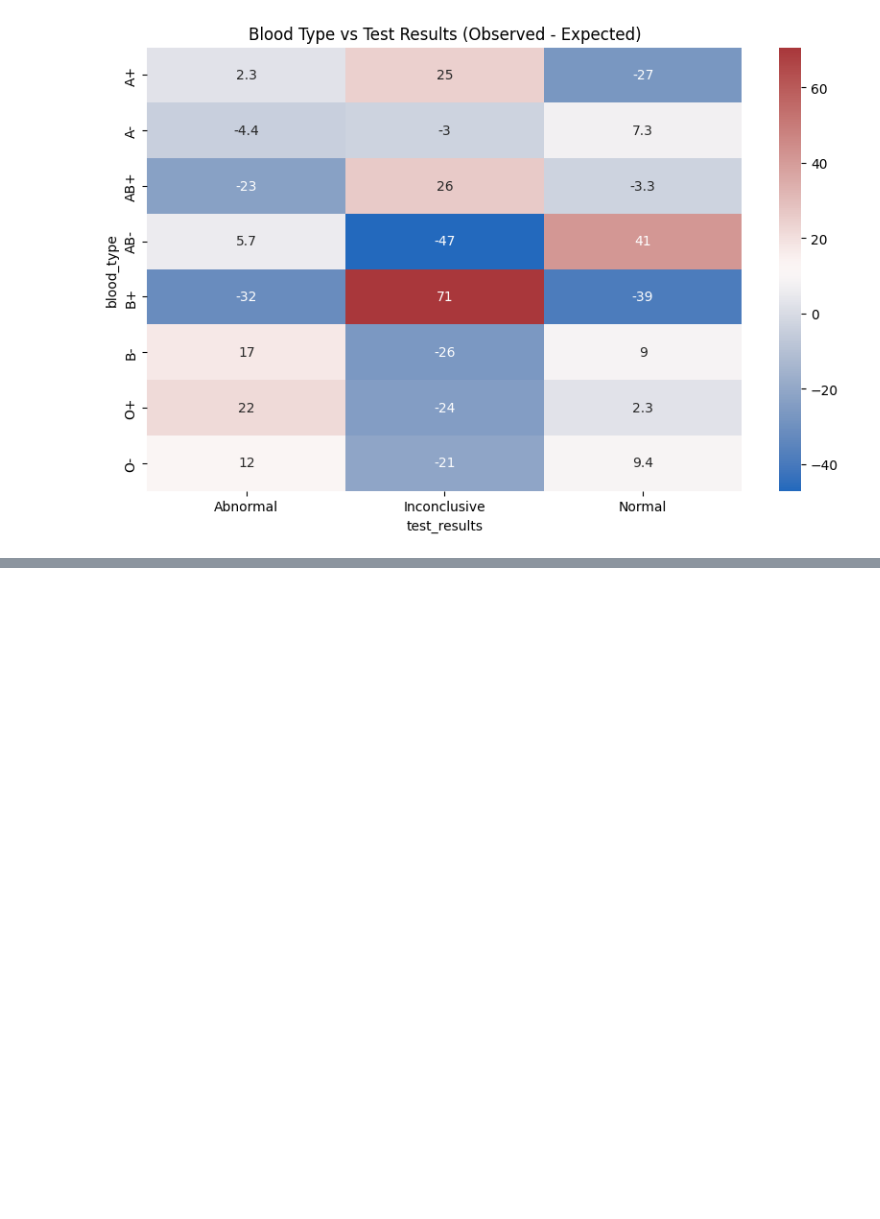
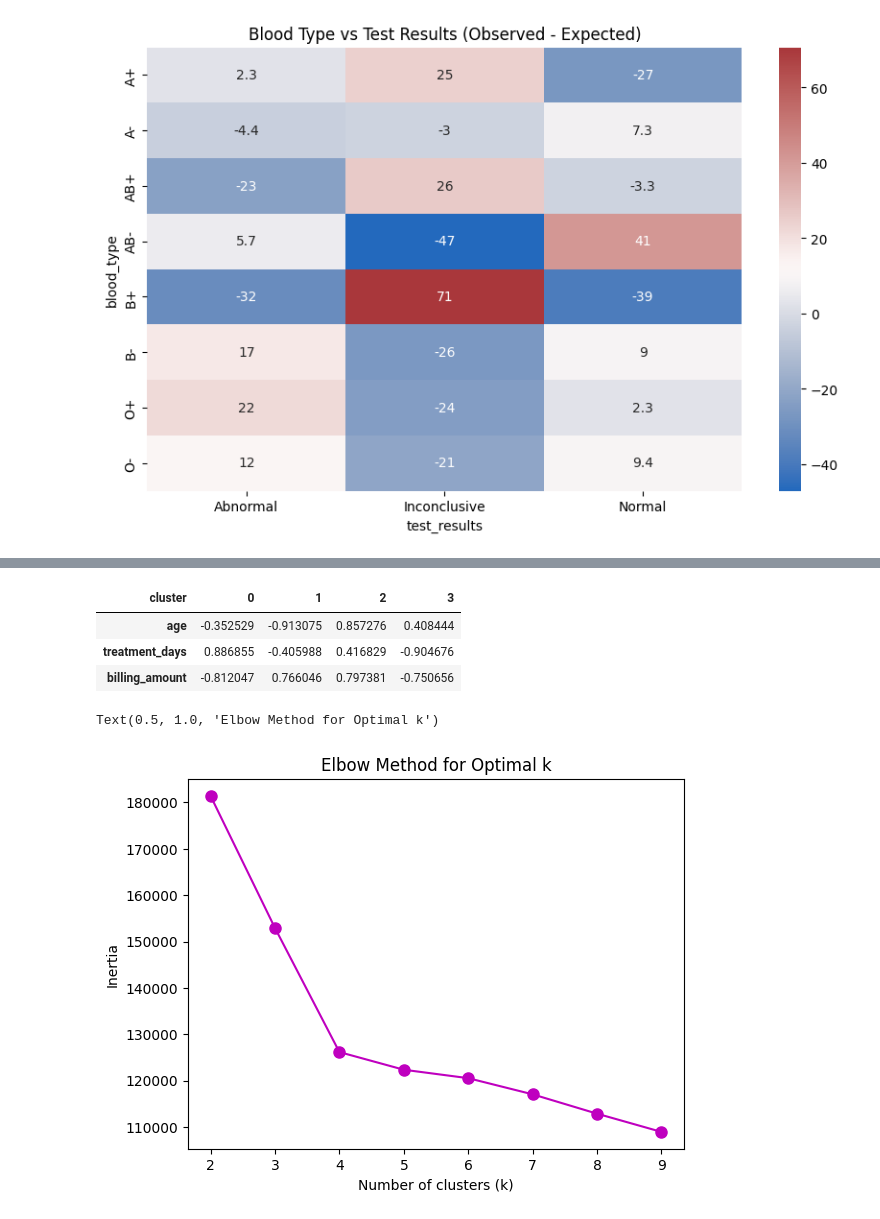
Before and after one commit to HaiderrX/CISC4900-Healthcare-Dataset-Data-Analysis, a Jupyter notebook: Code/Heatlhcare_Data_Analysis.ipynb, the cells around one changed output, grey strips where cells are left out. Drawn from its saved outputs; the diff is of its cells as text; code cells hidden in the pictures; blank space fills up the shorter version.

```diff
--- a/Code/Heatlhcare_Data_Analysis.ipynb
+++ b/Code/Heatlhcare_Data_Analysis.ipynb
@@ -321,7 +323,7 @@ df.to_csv("healthcare_cleaned.csv", index=False) # to save as new csv file to up
 # %% [markdown]
 # Start of Analysis
 # %%
-df = pd.read_csv("https://raw.githubusercontent.com/HaiderrX/CISC4900-Healthcare-Dataset-Data-Analysis/refs/heads/main/healthcare_cleaned.csv") # new dataframe to make it easier
+df = pd.read_csv("https://raw.githubusercontent.com/HaiderrX/CISC4900-Healthcare-Dataset-Data-Analysis/refs/heads/main/Dataset/healthcare_cleaned.csv") # new dataframe to make it easier
 # %% [markdown]
 ## EDA
 # %%
@@ -683,0 +843,46 @@ Text(0.5, 1.0, 'Blood Type vs Test Results (Observed - Expected)')
+# %%
+kmeans = KMeans(n_clusters=4, n_init='auto', random_state=42)
+df_scaled['cluster'] = kmeans.fit_predict(df_scaled)
+
+df_scaled.groupby('cluster').mean().T
+# %% [output]
+| cluster | 0 | 1 | 2 | 3 |
+| age | -0.352529 | -0.913075 | 0.857276 | 0.408444 |
+| treatment_days | 0.886855 | -0.405988 | 0.416829 | -0.904676 |
+| billing_amount | -0.812047 | 0.766046 | 0.797381 | -0.750656 |
+# %%
+# Cluster 2: Clinical Serverity Clusters:
+
+# Columns to use:
+df_cluster2 = df[['age', 'treatment_days', 'medical_condition', 'test_results', 'medication']]
+
+# One hot encode categorical columns:
+df_cluster2 = pd.get_dummies(
+    df_cluster2,
+    columns=['medical_condition', 'test_results', 'medication'],
+    drop_first=True
+)
+
+# Standardize numeric columns so they do not skew the data
+scaler = StandardScaler()
+df_cluster2[['age', 'treatment_days']] = scaler.fit_transform(
+    df_cluster2[['age', 'treatment_days']]
+)
+# %%
+# Elbow Method for the number of clusters used:
+
+inertias = []
+K = range(2,10)
+
+for k in K:
+  kmeans = KMeans(n_clusters=k, n_init='auto')
+  kmeans.fit(df_cluster2)
+  inertias.append(kmeans.inertia_)
+
+plt.plot(K, inertias, 'mo-', markersize=8)
+plt.xlabel('Number of clusters (k)')
+plt.ylabel('Inertia')
+plt.title('Elbow Method for Optimal k') # 4 clusters
+# %% [output]
+Text(0.5, 1.0, 'Elbow Method for Optimal k')
+[figure, added]
```
Also changed, not shown: parts of 20 cells of this notebook.
